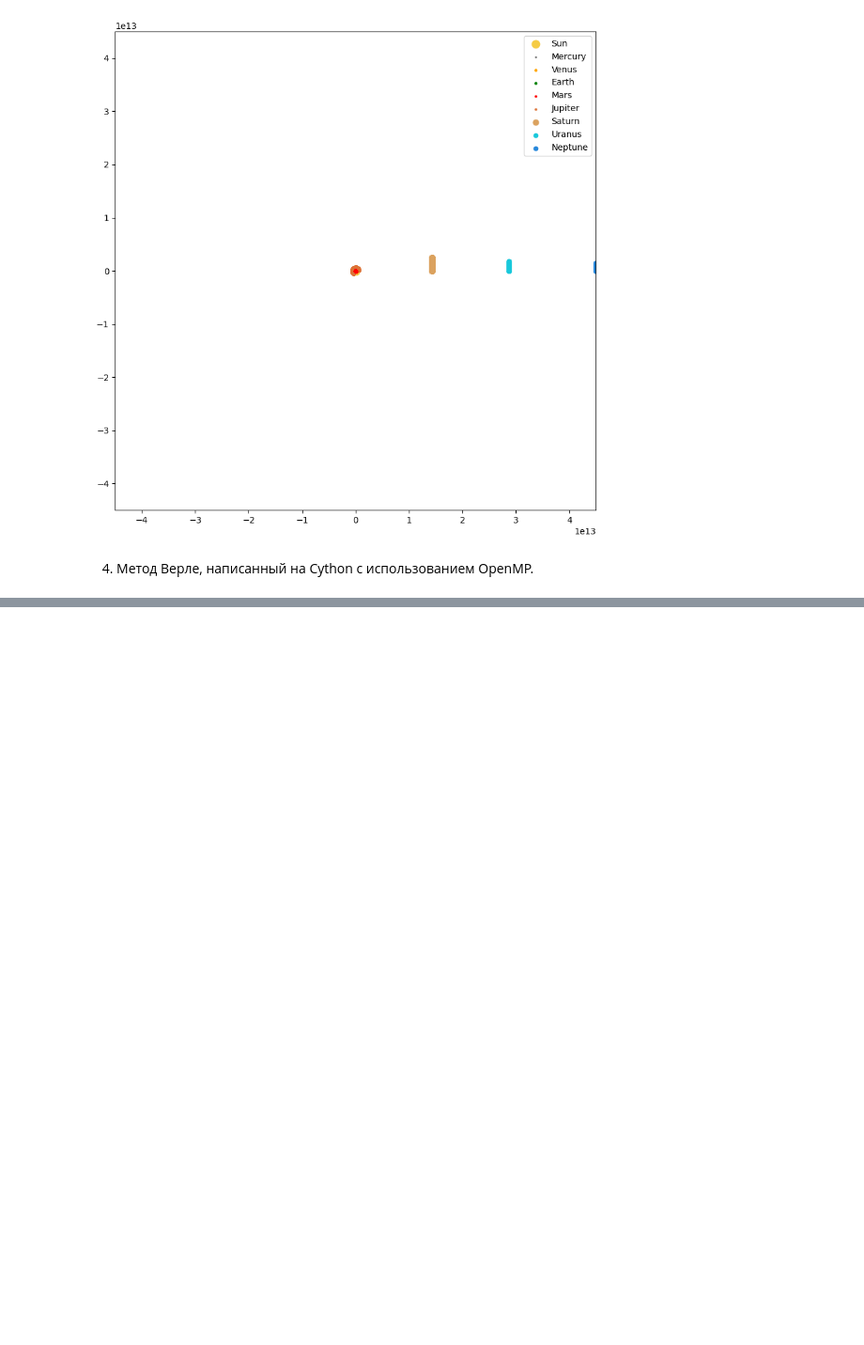
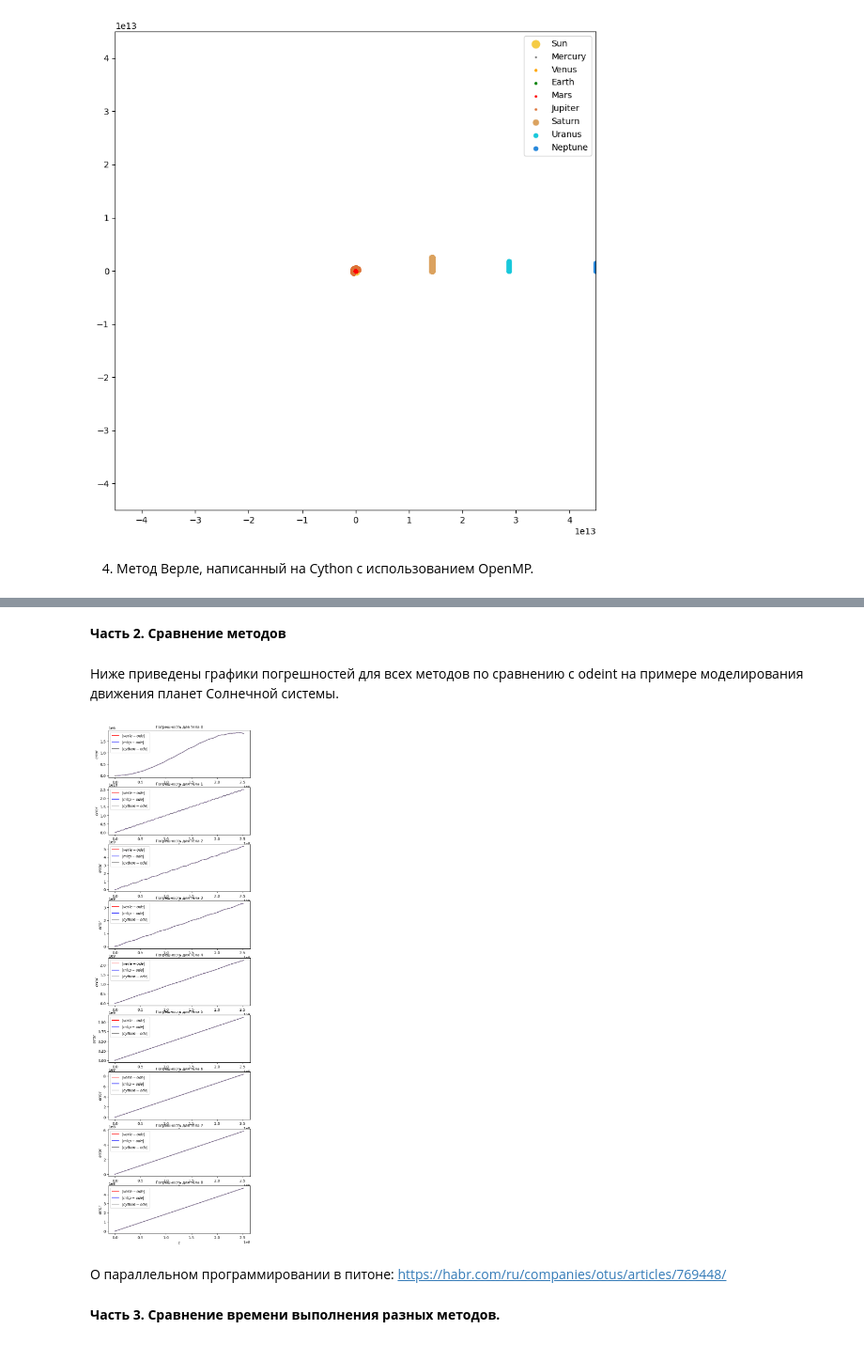
Before and after one commit to AlenaSetukha/KTMM, a Jupyter notebook: task3/main.ipynb, the cells around one changed output, grey strips where cells are left out. Shown at 94% size. Drawn from its saved outputs; the diff is of its cells as text; code cells hidden in the pictures; blank space fills up the shorter version.

```diff
--- a/task3/main.ipynb
+++ b/task3/main.ipynb
@@ -93,3 +93,6 @@ plot_xy_array(solve3, 44983e+9, constants.options)
 [figure]
 # %% [markdown]
 4. Метод Верле, написанный на Cython с использованием OpenMP.
+# %%
+from solvers.solver4.p_verle4 import solver4_py
+solve4 = solver4_py(mass, rv_start_array, time_grid)
@@ -95,0 +103,13 @@ plot_xy_array(solve3, 44983e+9, constants.options)
+# %% [markdown]
+**Часть 2. Сравнение методов**
+# %% [markdown]
+Ниже приведены графики погрешностей для всех методов по сравнению с odeint на примере моделирования движения планет Солнечной системы.
+# %%
+from plots.error_plot import get_error_to_ode
+get_error_to_ode(solve1, solve2, solve3, solve4, time_grid)
+# %% [output]
+[figure, added]
+# %% [markdown]
+О параллельном программировании в питоне: https://habr.com/ru/companies/otus/articles/769448/
+# %% [markdown]
+**Часть 3. Сравнение времени выполнения разных методов.**
```
Also changed, not shown: parts of 5 cells of this notebook, 15 other files.
